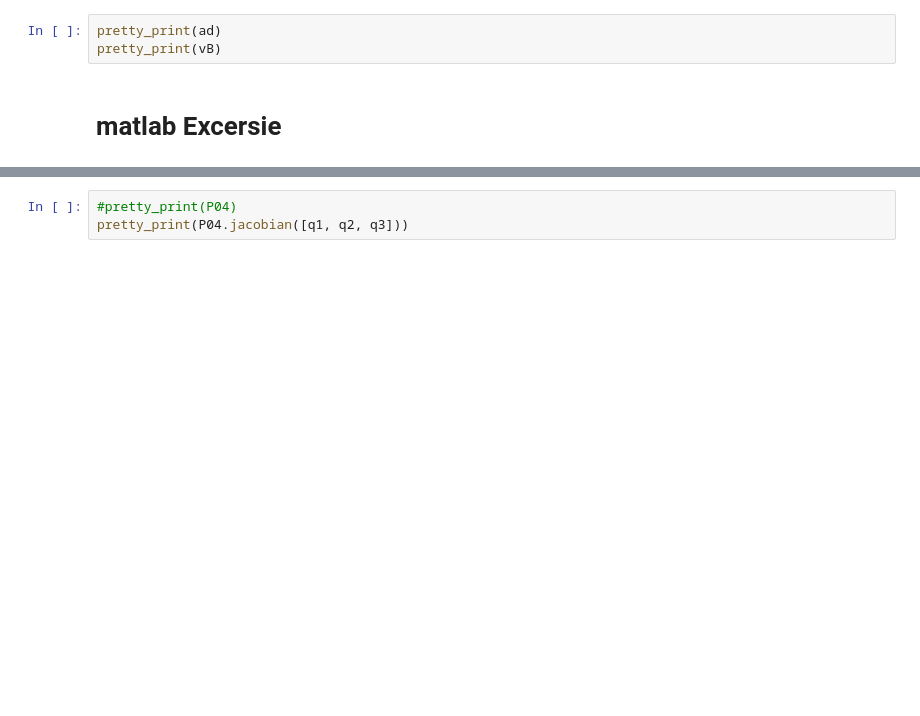
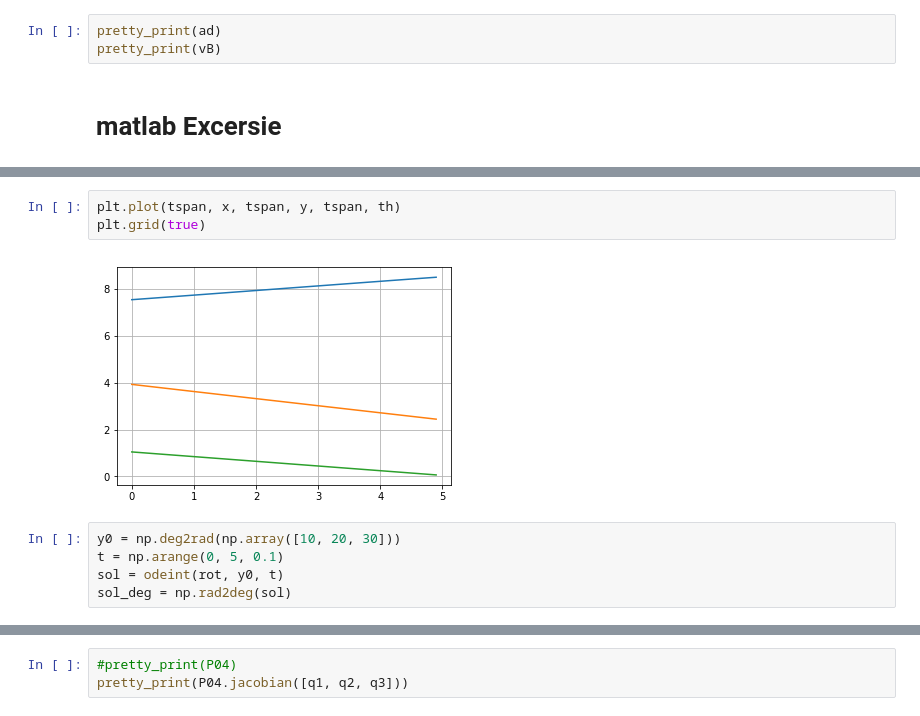
Before and after one commit to JafarAbdi/RoboMC, a Jupyter notebook: chapter5.ipynb, the cells around one changed output, grey strips where cells are left out. Saved outputs shown, nothing was run; the diff lists cells and outputs as text; blank space fills up the shorter version.

```diff
--- a/chapter5.ipynb
+++ b/chapter5.ipynb
@@ -187,0 +237,10 @@ P04 = T04[:2,3]
+# %%
+plt.plot(tspan, x, tspan, y, tspan, th)
+plt.grid(true)
+# %% [output]
+[figure, added]
+# %%
+y0 = np.deg2rad(np.array([10, 20, 30]))
+t = np.arange(0, 5, 0.1)
+sol = odeint(rot, y0, t)
+sol_deg = np.rad2deg(sol)
```
Also changed, not shown: parts of 14 cells of this notebook.
